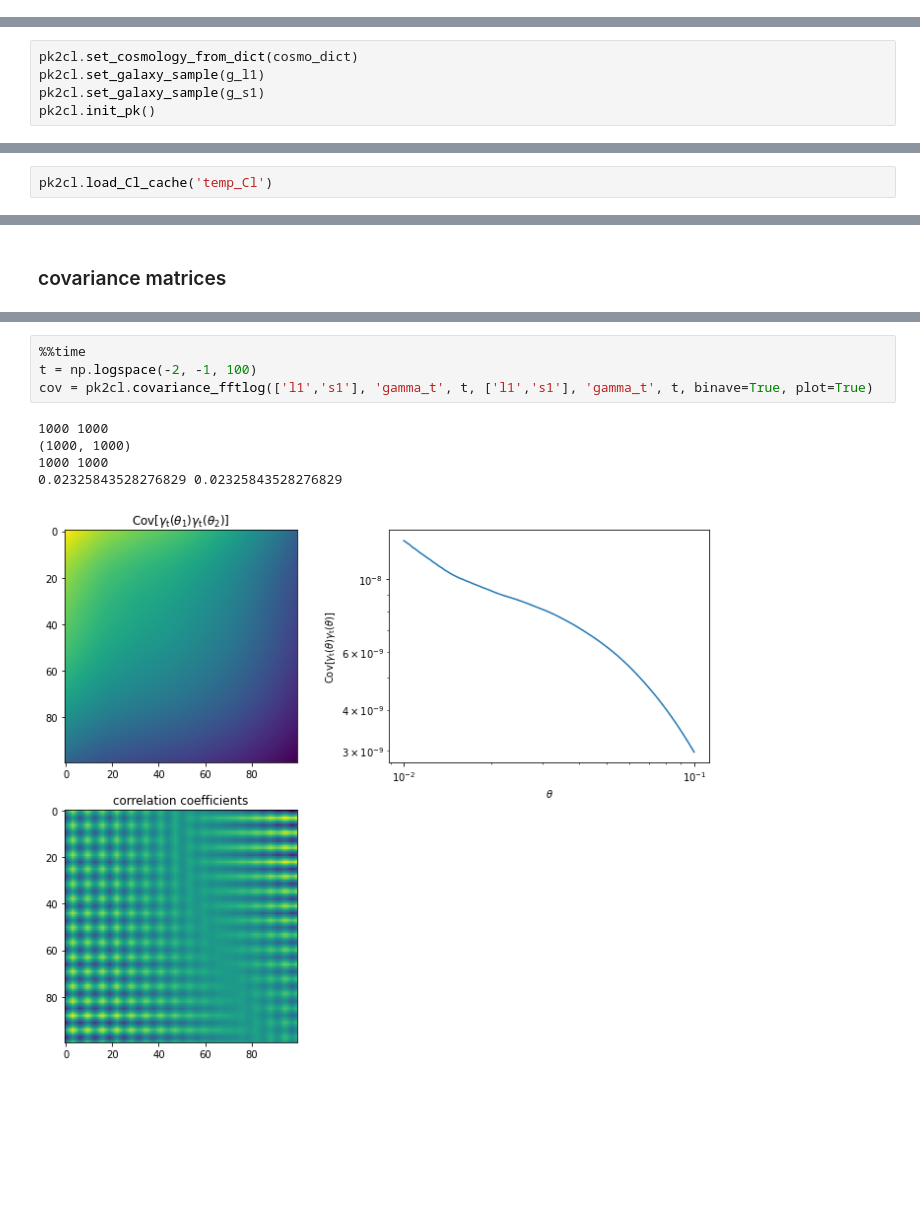
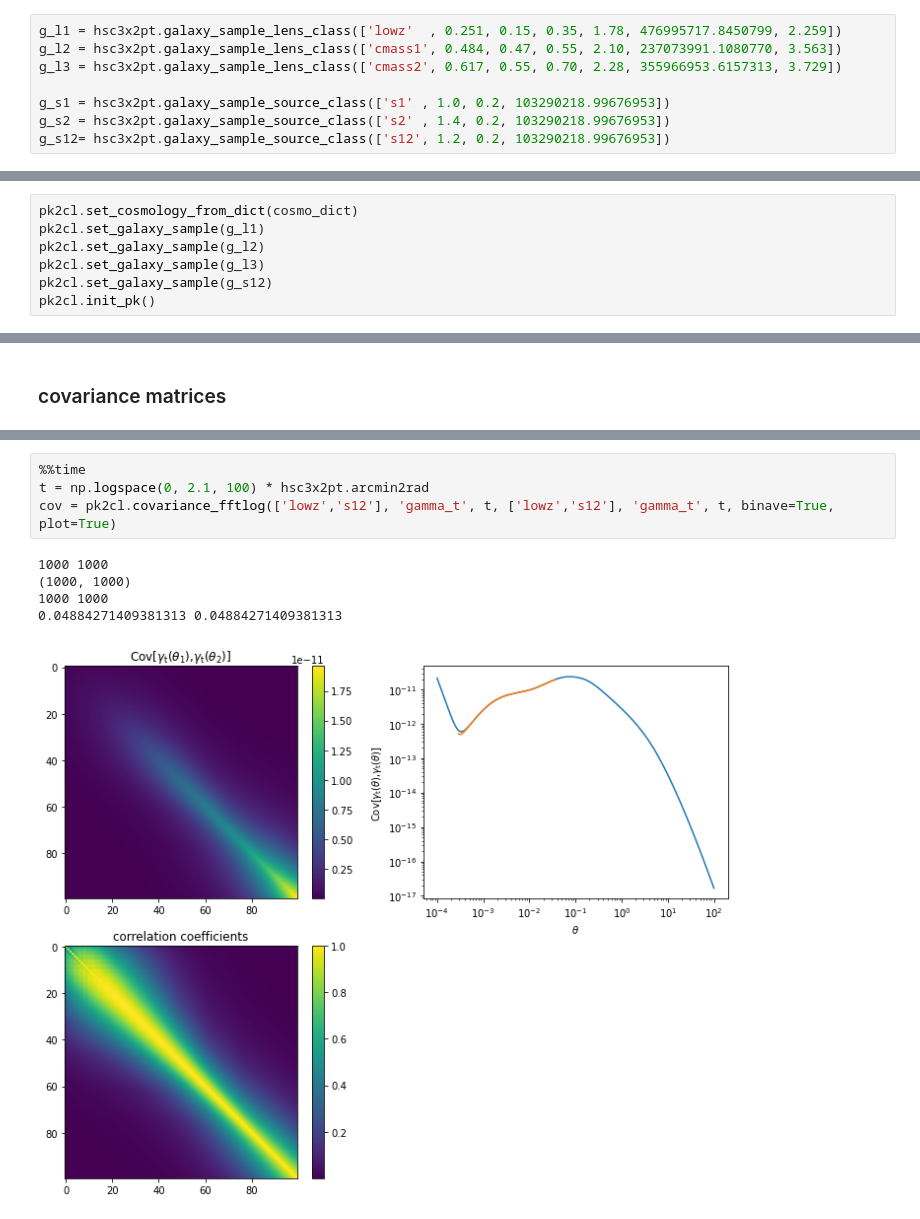
Before and after one commit to git-sunao/weaklensHSCY3Fisher, a Jupyter notebook: main.ipynb, the cells around one changed output, grey strips where cells are left out. Cells and saved outputs as stored; diff of their text form; blank space fills up the shorter version.

Commit message:
updates of covariance

```diff
--- a/main.ipynb
+++ b/main.ipynb
@@ -105,3 +102,11 @@ g_s1 = hsc3x2pt.galaxy_sample_source_class(['s1', 0.5, 0.2, 0.1])
+# %%
+g_l1 = hsc3x2pt.galaxy_sample_lens_class(['lowz'  , 0.251, 0.15, 0.35, 1.78, 476995717.8450799, 2.259])
+g_l2 = hsc3x2pt.galaxy_sample_lens_class(['cmass1', 0.484, 0.47, 0.55, 2.10, 237073991.1080770, 3.563])
+g_l3 = hsc3x2pt.galaxy_sample_lens_class(['cmass2', 0.617, 0.55, 0.70, 2.28, 355966953.6157313, 3.729])
+
+g_s1 = hsc3x2pt.galaxy_sample_source_class(['s1' , 1.0, 0.2, 103290218.99676953])
+g_s2 = hsc3x2pt.galaxy_sample_source_class(['s2' , 1.4, 0.2, 103290218.99676953])
+g_s12= hsc3x2pt.galaxy_sample_source_class(['s12', 1.2, 0.2, 103290218.99676953])
 # %%
 cosmo_dict = power_b1.get_cosmo_dict()
 g_l1.set_cosmology_from_dict(cosmo_dict)
@@ -132,7 +137,9 @@ pk2cl = hsc3x2pt.pk2cl_class(power_b1)
 # %%
 pk2cl.set_cosmology_from_dict(cosmo_dict)
 pk2cl.set_galaxy_sample(g_l1)
-pk2cl.set_galaxy_sample(g_s1)
+pk2cl.set_galaxy_sample(g_l2)
+pk2cl.set_galaxy_sample(g_l3)
+pk2cl.set_galaxy_sample(g_s12)
 pk2cl.init_pk()
 # %% [markdown]
 ### $C(l)$ per single l
@@ -240,2 +255,0 @@ saving s1,s1 to temp_Cl/s1,s1.txt
-# %%
-pk2cl.load_Cl_cache('temp_Cl')
@@ -333,10 +349,10 @@ Wall time: 1.62 s
 # %%
 %%time
-t = np.logspace(-2, -1, 100)
-cov = pk2cl.covariance_fftlog(['l1','s1'], 'gamma_t', t, ['l1','s1'], 'gamma_t', t, binave=True, plot=True)
+t = np.logspace(0, 2.1, 100) * hsc3x2pt.arcmin2rad
+cov = pk2cl.covariance_fftlog(['lowz','s12'], 'gamma_t', t, ['lowz','s12'], 'gamma_t', t, binave=True, plot=True)
 # %% [output]
 1000 1000
 (1000, 1000)
 1000 1000
-0.02325843528276829 0.02325843528276829
+0.04884271409381313 0.04884271409381313
-[figure, old version]
+[figure, new version]
```
Also changed, not shown: parts of 35 cells of this notebook, 16 other files.
